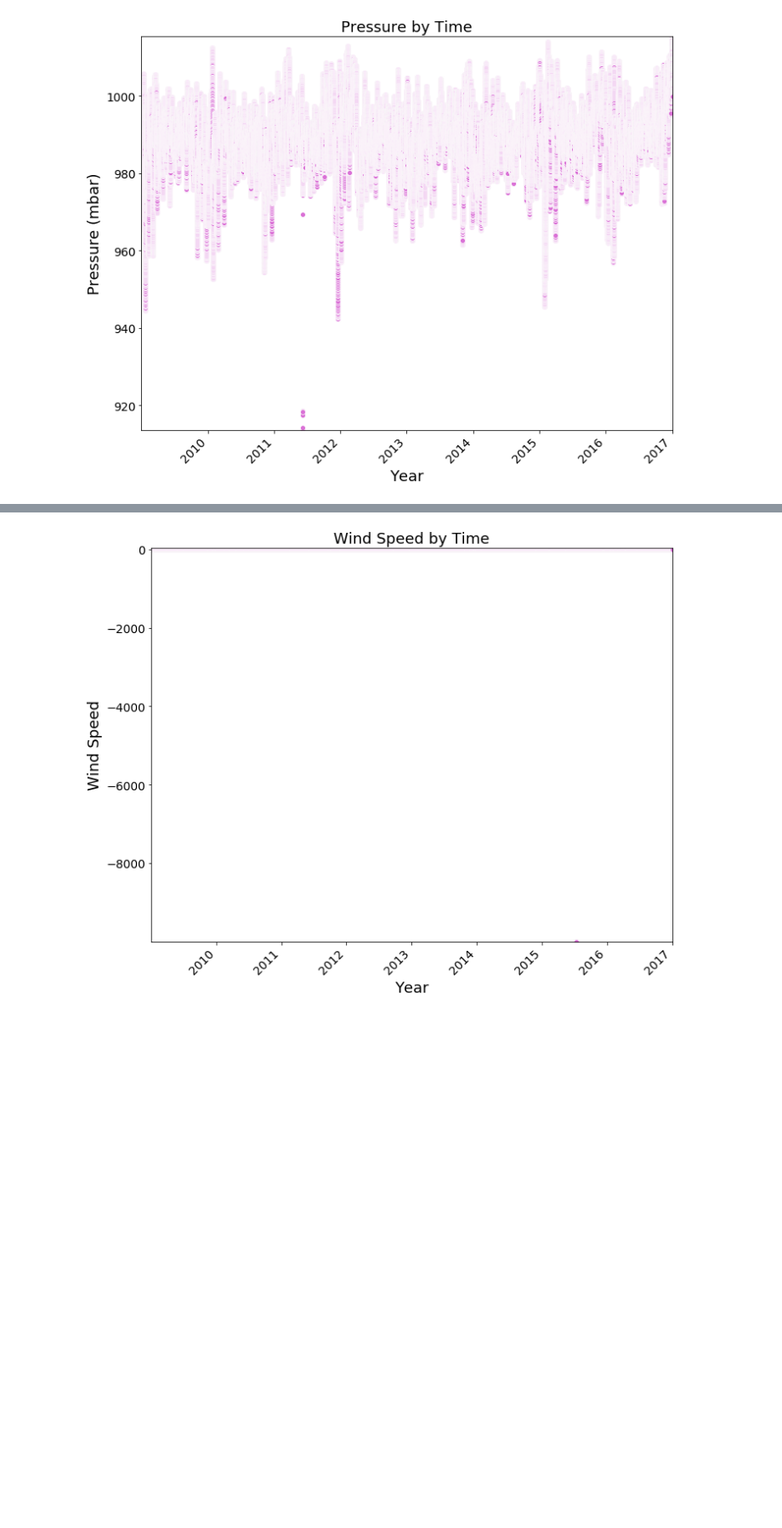
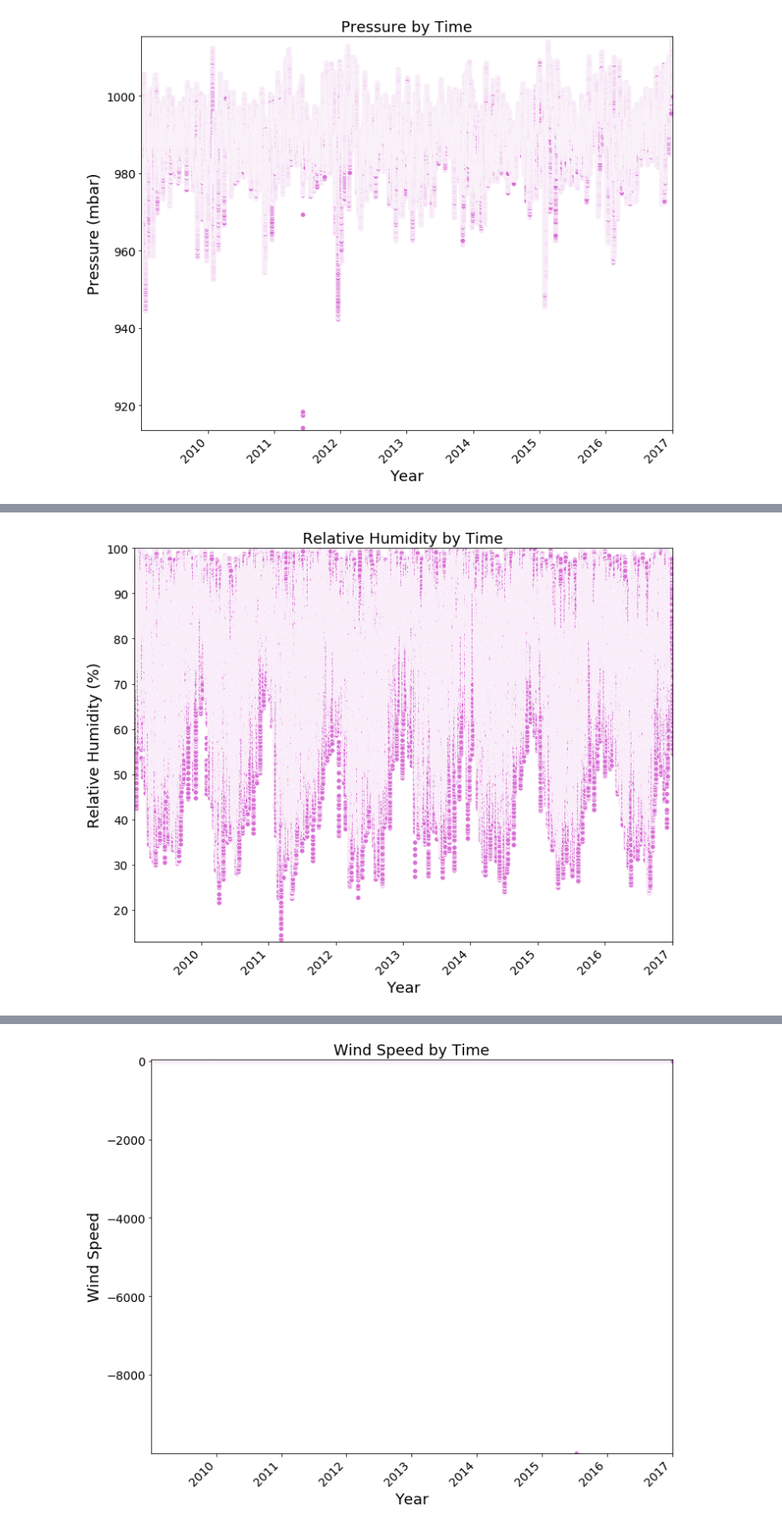
Before and after one commit to stacyshingleton/building_a_time_series_model, a Jupyter notebook: time_series.ipynb, the cells around one changed output, grey strips where cells are left out. Shown at 85% size. Saved outputs shown, nothing was run; the diff lists cells and outputs as text; code cells hidden in the pictures; blank space fills up the shorter version.

```diff
--- a/time_series.ipynb
+++ b/time_series.ipynb
@@ -125,0 +131,4 @@ scatter_function(weather_data['date_time'], weather_data['p (mbar)'], 'Pressure
+# %%
+scatter_function(weather_data['date_time'], weather_data['rh (%)'], 'Relative Humidity by Time', 'Year', 'Relative Humidity (%)')
+# %% [output]
+[figure, added]
```
Also changed, not shown: parts of 22 cells of this notebook, 2 other files.
